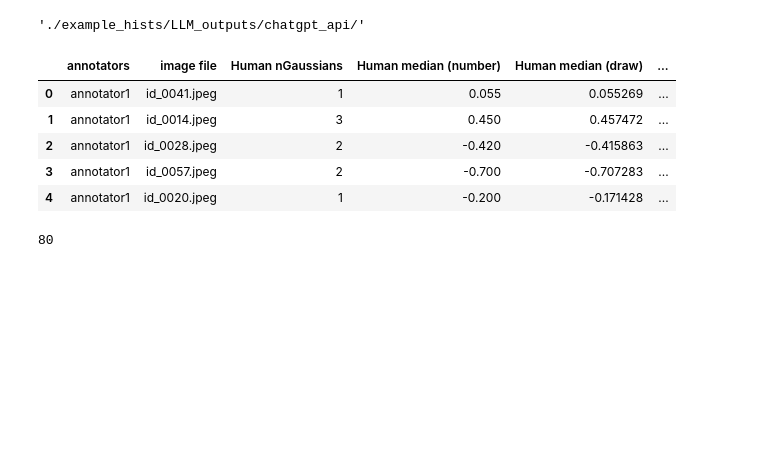
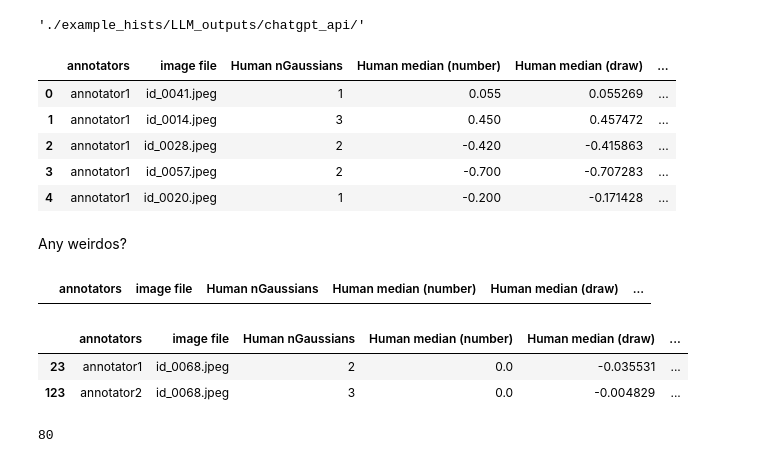
Before and after one commit to ReadingTimeMachine/LLM_VQA_JCDL2025, a Jupyter notebook: explore_zooniverse_data.ipynb, the cells around one changed output. Drawn from its saved outputs; the diff is of its cells as text; code cells hidden in the pictures; blank space fills up the shorter version.

```diff
--- a/explore_zooniverse_data.ipynb
+++ b/explore_zooniverse_data.ipynb
@@ -275,6 +275,18 @@ df2.head()
 | 2 | annotator1 | id_0028.jpeg | 2 | -0.420 | -0.415863 | ... |
 | 3 | annotator1 | id_0057.jpeg | 2 | -0.700 | -0.707283 | ... |
 | 4 | annotator1 | id_0020.jpeg | 1 | -0.200 | -0.171428 | ... |
+# %% [markdown]
+Any weirdos?
+# %%
+df2[df2['LLM nGaussians (int)'] > 5]
+# %% [output]
+|  | annotators | image file | Human nGaussians | Human median (number) | Human median (draw) | ... |
+# %%
+df2[ (df2['LLM Median'] < -1.0) | (df2['LLM Median'] > 1.0) ]
+# %% [output]
+|  | annotators | image file | Human nGaussians | Human median (number) | Human median (draw) | ... |
+| 23 | annotator1 | id_0068.jpeg | 2 | 0.0 | -0.035531 | ... |
+| 123 | annotator2 | id_0068.jpeg | 3 | 0.0 | -0.004829 | ... |
 # %%
 # just do the part that is a single annotator
 df2_a1 = df2[df2['annotators']=='annotator1']
```
Also changed, not shown: 1 other file.
